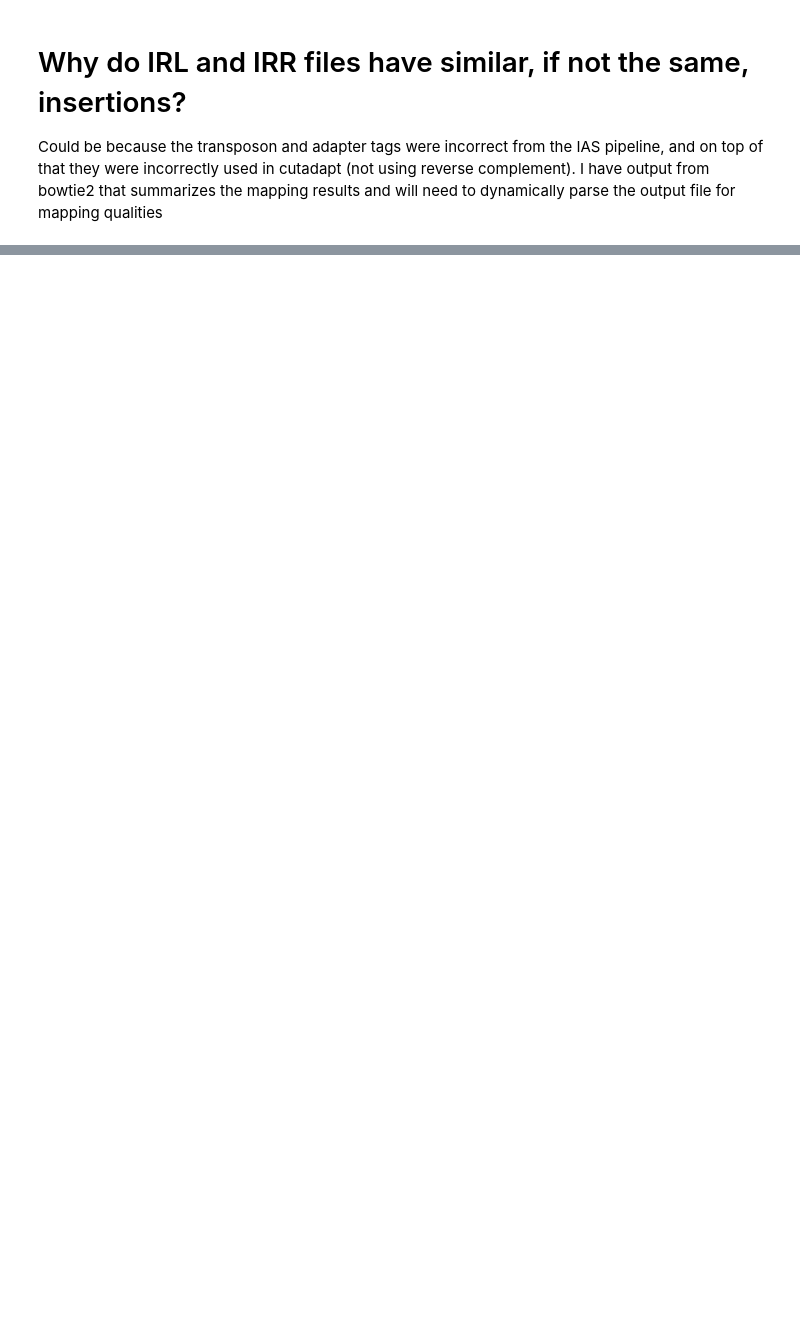
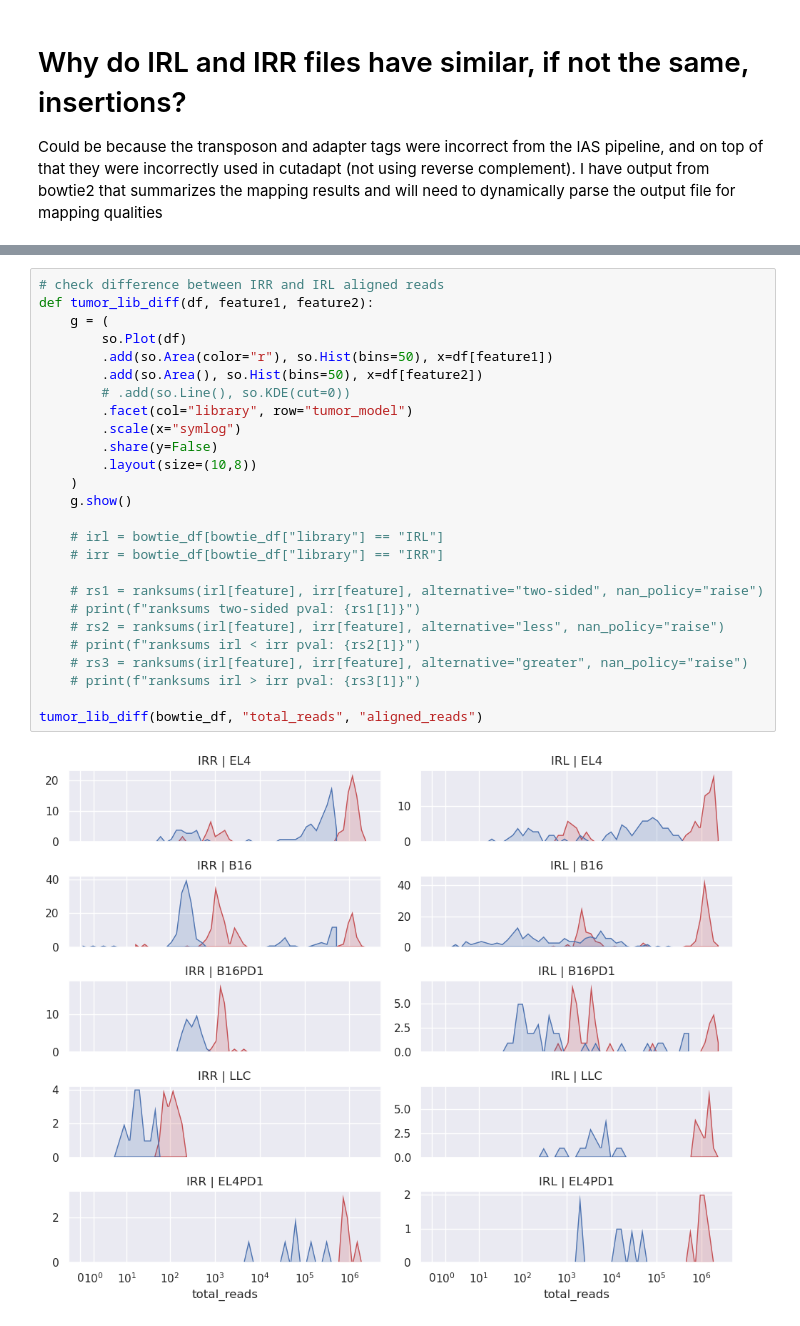
Before and after one commit to RogersLabGroup/NetCIS, a Jupyter notebook: notebooks/investigate_irl_irr.ipynb, the cells around one changed output, grey strips where cells are left out. Saved outputs shown, nothing was run; the diff lists cells and outputs as text; blank space fills up the shorter version.

```diff
--- a/notebooks/investigate_irl_irr.ipynb
+++ b/notebooks/investigate_irl_irr.ipynb
@@ -46,0 +62,28 @@ display(bowtie_df)
+# %%
+# check difference between IRR and IRL aligned reads
+def tumor_lib_diff(df, feature1, feature2):
+    g = (
+        so.Plot(df)
+        .add(so.Area(color="r"), so.Hist(bins=50), x=df[feature1])
+        .add(so.Area(), so.Hist(bins=50), x=df[feature2])
+        # .add(so.Line(), so.KDE(cut=0))
+        .facet(col="library", row="tumor_model")
+        .scale(x="symlog")
+        .share(y=False)
+        .layout(size=(10,8))
+    )
+    g.show()
+
+    # irl = bowtie_df[bowtie_df["library"] == "IRL"]
+    # irr = bowtie_df[bowtie_df["library"] == "IRR"]
+
+    # rs1 = ranksums(irl[feature], irr[feature], alternative="two-sided", nan_policy="raise")
+    # print(f"ranksums two-sided pval: {rs1[1]}")
+    # rs2 = ranksums(irl[feature], irr[feature], alternative="less", nan_policy="raise")
+    # print(f"ranksums irl < irr pval: {rs2[1]}")
+    # rs3 = ranksums(irl[feature], irr[feature], alternative="greater", nan_policy="raise")
+    # print(f"ranksums irl > irr pval: {rs3[1]}")
+
+tumor_lib_diff(bowtie_df, "total_reads", "aligned_reads")
+# %% [output]
+[figure, added]
```
Also changed, not shown: parts of 20 cells of this notebook, 10 other files.
